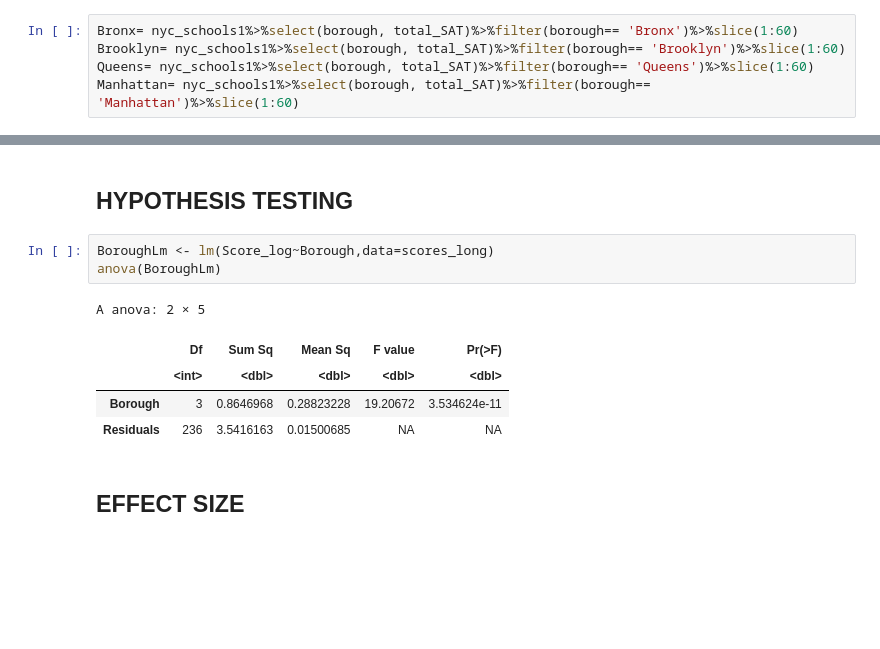
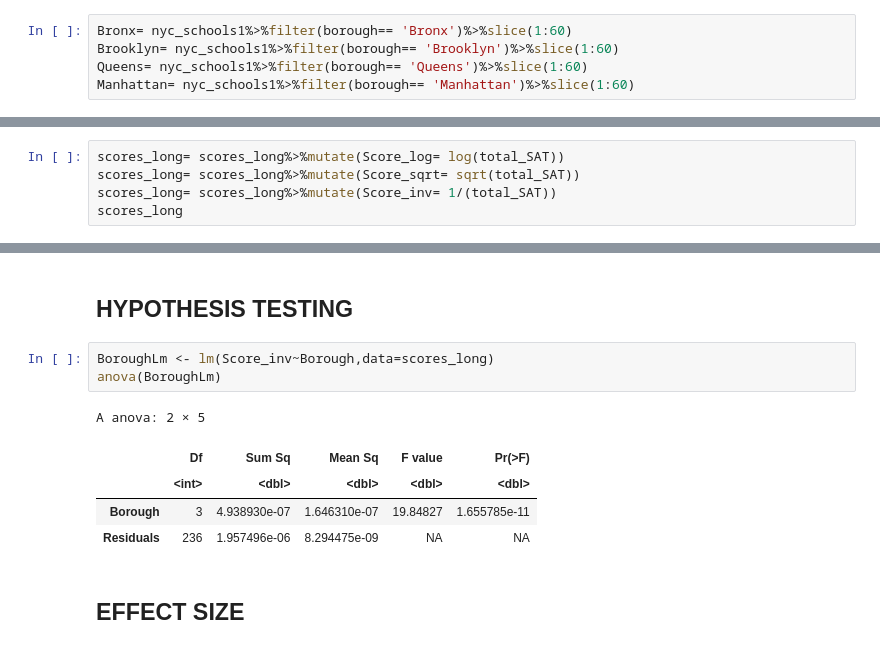
Before and after one commit to cann-emma/R, a Jupyter notebook: ANOVA_SAT_Score_by_NYCBorough.ipynb, the cells around one changed output, grey strips where cells are left out. Drawn from its saved outputs; the diff is of its cells as text; blank space fills up the shorter version.

```diff
--- a/ANOVA_SAT_Score_by_NYCBorough.ipynb
+++ b/ANOVA_SAT_Score_by_NYCBorough.ipynb
@@ -144,9 +120,9 @@ NOTE: n is number in each group
 # %% [markdown]
 ## DATA PREPARATION
 # %%
-Bronx= nyc_schools1%>%select(borough, total_SAT)%>%filter(borough== 'Bronx')%>%slice(1:60)
-Brooklyn= nyc_schools1%>%select(borough, total_SAT)%>%filter(borough== 'Brooklyn')%>%slice(1:60)
-Queens= nyc_schools1%>%select(borough, total_SAT)%>%filter(borough== 'Queens')%>%slice(1:60)
-Manhattan= nyc_schools1%>%select(borough, total_SAT)%>%filter(borough== 'Manhattan')%>%slice(1:60)
+Bronx= nyc_schools1%>%filter(borough== 'Bronx')%>%slice(1:60)
+Brooklyn= nyc_schools1%>%filter(borough== 'Brooklyn')%>%slice(1:60)
+Queens= nyc_schools1%>%filter(borough== 'Queens')%>%slice(1:60)
+Manhattan= nyc_schools1%>%filter(borough== 'Manhattan')%>%slice(1:60)
 # %%
 # Wide Dat
@@ -401,0 +241,5 @@ Looking at the graphs, the log transformation seems to have worked better for ou
+# %%
+scores_long= scores_long%>%mutate(Score_log= log(total_SAT))
+scores_long= scores_long%>%mutate(Score_sqrt= sqrt(total_SAT))
+scores_long= scores_long%>%mutate(Score_inv= 1/(total_SAT))
+scores_long
@@ -420,14 +395,14 @@ qf(1-0.05,BoroughDFbetween,BoroughDFerror)
 # %% [markdown]
 ## HYPOTHESIS TESTING
 # %%
-BoroughLm <- lm(Score_log~Borough,data=scores_long)
+BoroughLm <- lm(Score_inv~Borough,data=scores_long)
 anova(BoroughLm)
 # %% [output]
 A anova: 2 × 5
 |  | Df | Sum Sq | Mean Sq | F value | Pr(>F) |
 |  | <int> | <dbl> | <dbl> | <dbl> | <dbl> |
-| Borough | 3 | 0.8646968 | 0.28823228 | 19.20672 | 3.534624e-11 |
-| Residuals | 236 | 3.5416163 | 0.01500685 | NA | NA |
+| Borough | 3 | 4.938930e-07 | 1.646310e-07 | 19.84827 | 1.655785e-11 |
+| Residuals | 236 | 1.957496e-06 | 8.294475e-09 | NA | NA |
 # %% [markdown]
 ## EFFECT SIZE
 # %%
```
Also changed, not shown: parts of 65 cells of this notebook.
